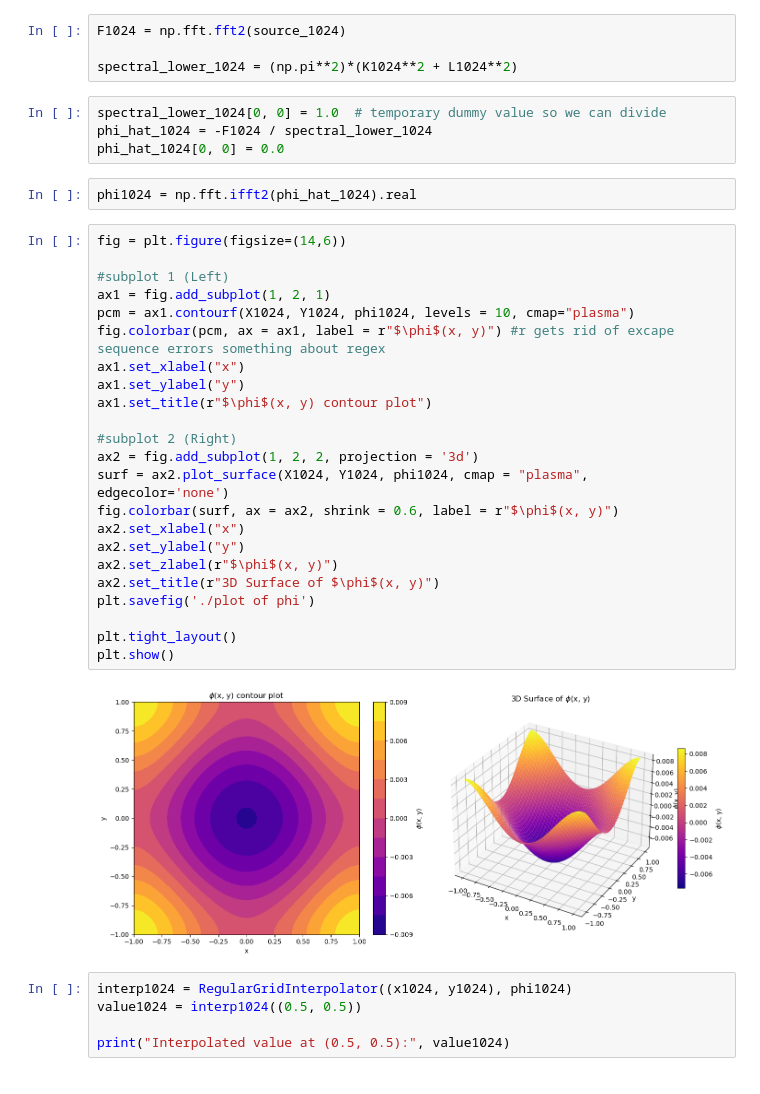
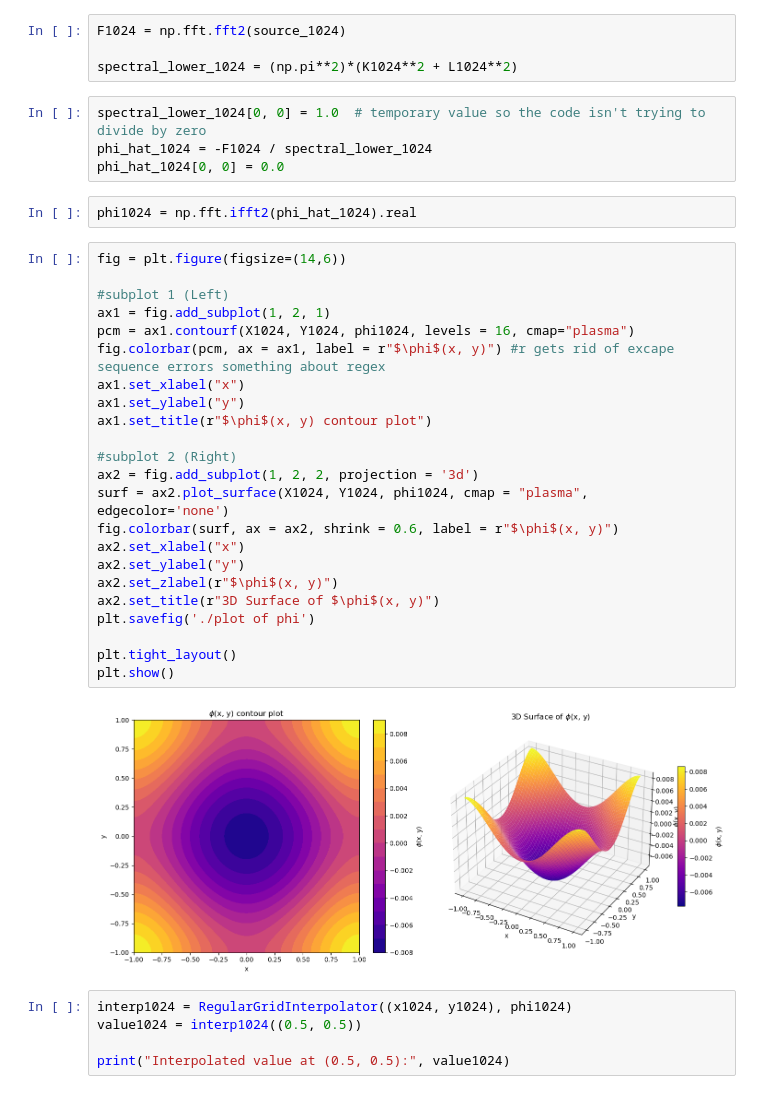
Before and after one commit to JamesGebala/Numerical_solutions_assessment-2, a Jupyter notebook: assessment_2.ipynb, the cells around one changed output. Drawn from its saved outputs; the diff is of its cells as text.

```diff
--- a/assessment_2.ipynb
+++ b/assessment_2.ipynb
@@ -285,7 +287,7 @@ F1024 = np.fft.fft2(source_1024)
 
 spectral_lower_1024 = (np.pi**2)*(K1024**2 + L1024**2)
 # %%
-spectral_lower_1024[0, 0] = 1.0  # temporary dummy value so we can divide
+spectral_lower_1024[0, 0] = 1.0  # temporary value so the code isn't trying to divide by zero
 phi_hat_1024 = -F1024 / spectral_lower_1024
 phi_hat_1024[0, 0] = 0.0
 # %%
@@ -293,28 +295,28 @@ phi1024 = np.fft.ifft2(phi_hat_1024).real
 # %%
 fig = plt.figure(figsize=(14,6))
 
 #subplot 1 (Left)
 ax1 = fig.add_subplot(1, 2, 1)
-pcm = ax1.contourf(X1024, Y1024, phi1024, levels = 10, cmap="plasma")
+pcm = ax1.contourf(X1024, Y1024, phi1024, levels = 16, cmap="plasma")
 fig.colorbar(pcm, ax = ax1, label = r"$\phi$(x, y)") #r gets rid of excape sequence errors something about regex
 ax1.set_xlabel("x")
 ax1.set_ylabel("y")
 ax1.set_title(r"$\phi$(x, y) contour plot")
 
 #subplot 2 (Right)
 ax2 = fig.add_subplot(1, 2, 2, projection = '3d')
 surf = ax2.plot_surface(X1024, Y1024, phi1024, cmap = "plasma", edgecolor='none')
 fig.colorbar(surf, ax = ax2, shrink = 0.6, label = r"$\phi$(x, y)")
 ax2.set_xlabel("x")
 ax2.set_ylabel("y")
 ax2.set_zlabel(r"$\phi$(x, y)")
 ax2.set_title(r"3D Surface of $\phi$(x, y)")
 plt.savefig('./plot of phi')
 
 plt.tight_layout()
 plt.show()
 # %% [output]
-[figure, old version]
+[figure, new version]
 # %%
 interp1024 = RegularGridInterpolator((x1024, y1024), phi1024)
 value1024 = interp1024((0.5, 0.5))
```
Also changed, not shown: parts of 13 cells of this notebook.
